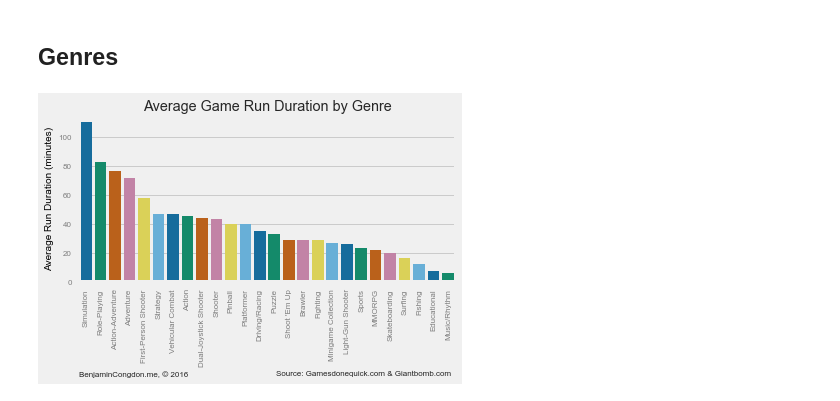
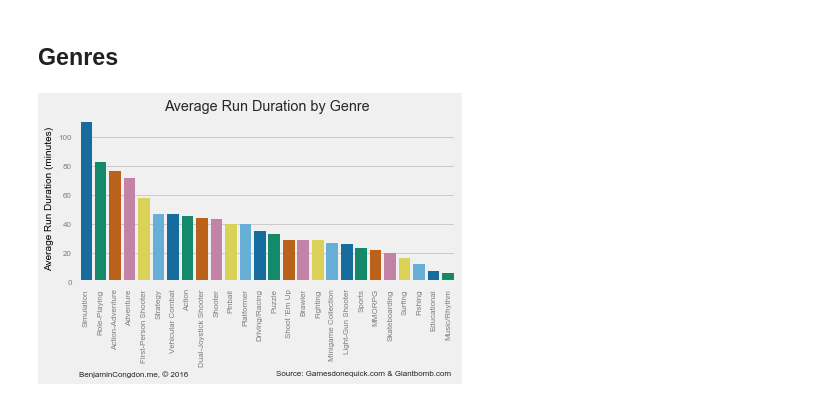
Before and after one commit to bcongdon/agdq-2017-schedule-analysis, a Jupyter notebook: AGDQ-2017-Schedule-Analysis.ipynb, the cells around one changed output. Drawn from its saved outputs; the diff is of its cells as text; code cells hidden in the pictures.

```diff
--- a/AGDQ-2017-Schedule-Analysis.ipynb
+++ b/AGDQ-2017-Schedule-Analysis.ipynb
@@ -248,28 +248,28 @@ save_renders('time_to_run_histogram')
 # %%
 # Add genres to actual_games dicts
 all_genres = []
 for i in range(len(actual_games)):
     genres = []
     if 'genres' in actual_games[i]['data'] and actual_games[i]['data']['genres']:
         for g in actual_games[i]['data']['genres']:
             genres.append(g['name'])
             if g['name'] not in all_genres:
                 all_genres.append(g['name'])
     actual_games[i]['genres'] = ','.join(genres)
 games_df = pd.DataFrame(actual_games)
 games_df.duration = pd.to_timedelta(games_df['duration'].apply(str))
 genre_runtimes = {}
 for g in all_genres:
     genre_runtimes[g] = games_df[games_df.genres.str.contains(g)].duration.astype('timedelta64[m]').mean()
 genre_tuples = sorted(genre_runtimes.items(), key=itemgetter(1))
 fig, ax = plt.subplots()
 sns.barplot(*zip(*reversed(genre_tuples)),
             palette=sns.color_palette("colorblind"),
             ax=ax)
 ax.set_ylabel("Average Run Duration (minutes)")
-ax.set_title("Average Game Run Duration by Genre")
+ax.set_title("Average Run Duration by Genre")
 plt.xticks(rotation='vertical')
 add_info(ax, .99, -.55, 0, -.55)
 save_renders('genre_runtimes')
 # %% [output]
-[figure, old version]
+[figure, new version]
```
Also changed, not shown: parts of 2 cells of this notebook, 6 other files.
